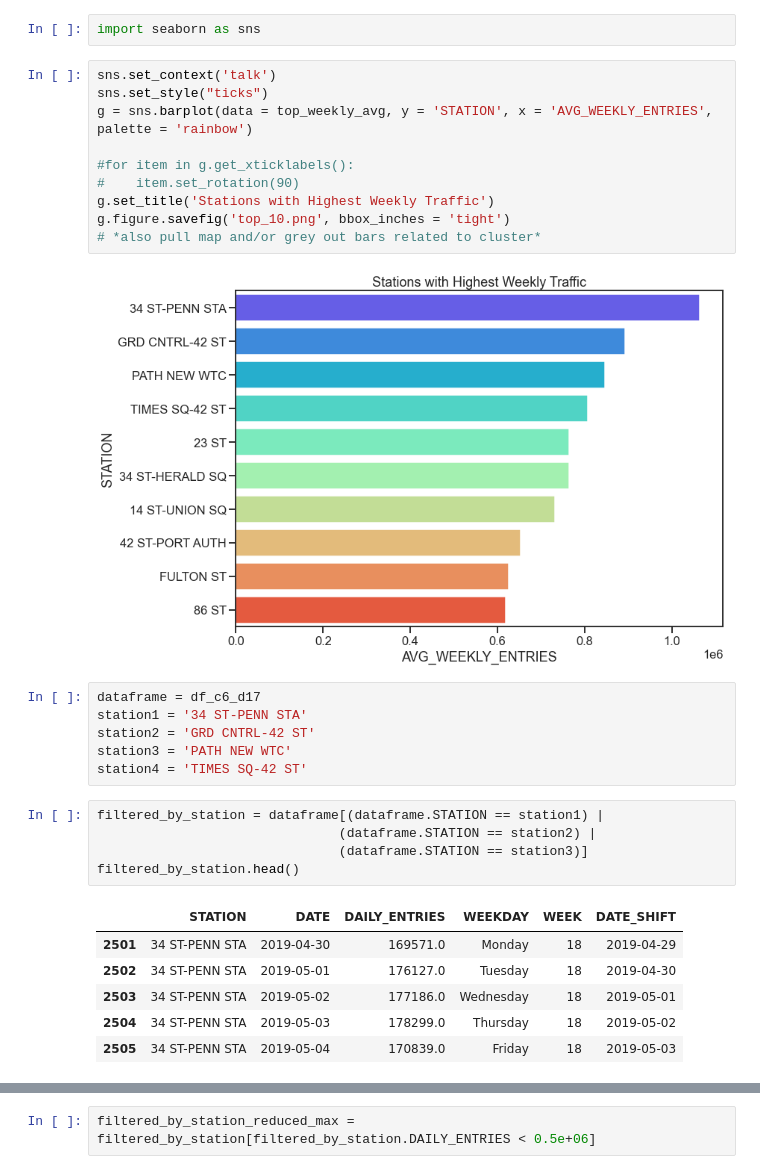
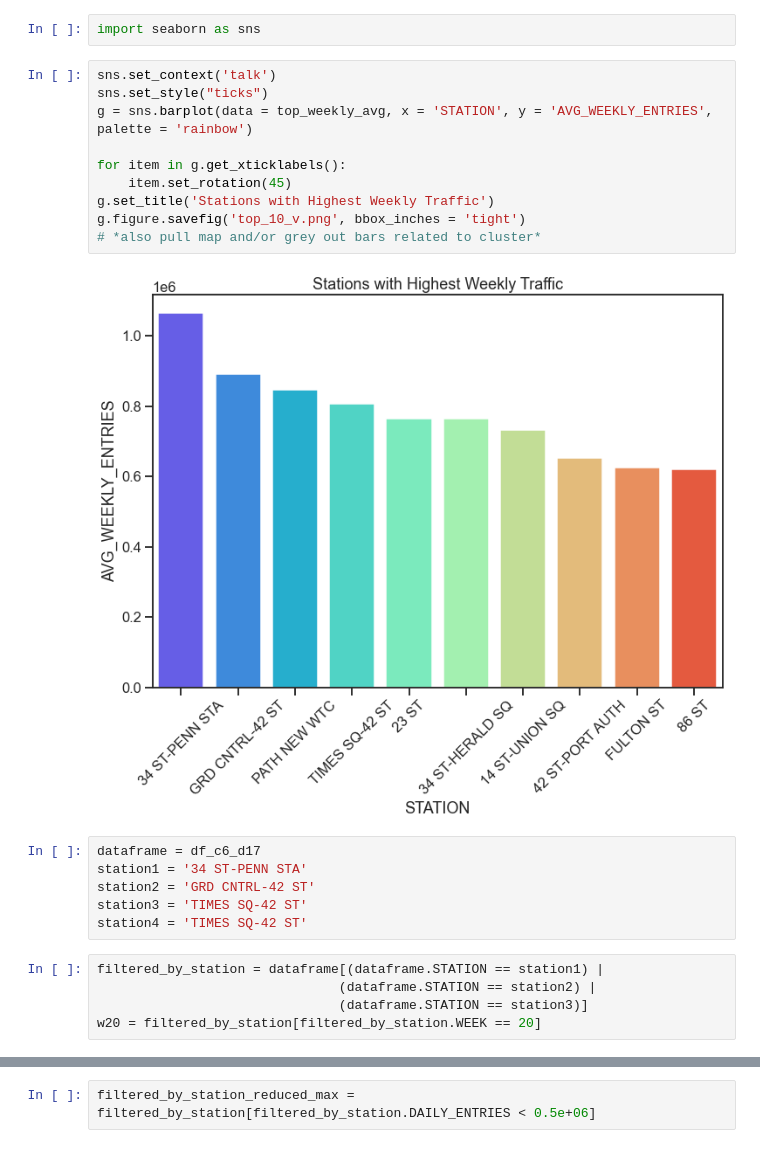
Before and after one commit to jlmartin100/Metis_Projects, a Jupyter notebook: Project_1/Project_1_ECM.ipynb, the cells around one changed output, grey strips where cells are left out. Cells and saved outputs as stored; diff of their text form.

```diff
--- a/Project_1/Project_1_ECM.ipynb
+++ b/Project_1/Project_1_ECM.ipynb
@@ -380,30 +371,23 @@ import seaborn as sns
 # %%
 sns.set_context('talk')
 sns.set_style("ticks")
-g = sns.barplot(data = top_weekly_avg, y = 'STATION', x = 'AVG_WEEKLY_ENTRIES', palette = 'rainbow')
+g = sns.barplot(data = top_weekly_avg, x = 'STATION', y = 'AVG_WEEKLY_ENTRIES', palette = 'rainbow')
 
-#for item in g.get_xticklabels():
-#    item.set_rotation(90)
+for item in g.get_xticklabels():
+    item.set_rotation(45)
 g.set_title('Stations with Highest Weekly Traffic')
-g.figure.savefig('top_10.png', bbox_inches = 'tight')
+g.figure.savefig('top_10_v.png', bbox_inches = 'tight')
 # *also pull map and/or grey out bars related to cluster*
 # %% [output]
-[figure, old version]
+[figure, new version]
 # %%
 dataframe = df_c6_d17
 station1 = '34 ST-PENN STA'
 station2 = 'GRD CNTRL-42 ST'
-station3 = 'PATH NEW WTC'
+station3 = 'TIMES SQ-42 ST'
 station4 = 'TIMES SQ-42 ST'
 # %%
 filtered_by_station = dataframe[(dataframe.STATION == station1) |
                                (dataframe.STATION == station2) |
                                (dataframe.STATION == station3)]
-filtered_by_station.head()
+w20 = filtered_by_station[filtered_by_station.WEEK == 20]
-# %% [output]
-|  | STATION | DATE | DAILY_ENTRIES | WEEKDAY | WEEK | DATE_SHIFT |
-| 2501 | 34 ST-PENN STA | 2019-04-30 | 169571.0 | Monday | 18 | 2019-04-29 |
-| 2502 | 34 ST-PENN STA | 2019-05-01 | 176127.0 | Tuesday | 18 | 2019-04-30 |
-| 2503 | 34 ST-PENN STA | 2019-05-02 | 177186.0 | Wednesday | 18 | 2019-05-01 |
-| 2504 | 34 ST-PENN STA | 2019-05-03 | 178299.0 | Thursday | 18 | 2019-05-02 |
-| 2505 | 34 ST-PENN STA | 2019-05-04 | 170839.0 | Friday | 18 | 2019-05-03 |
```
Also changed, not shown: parts of 14 cells of this notebook.
